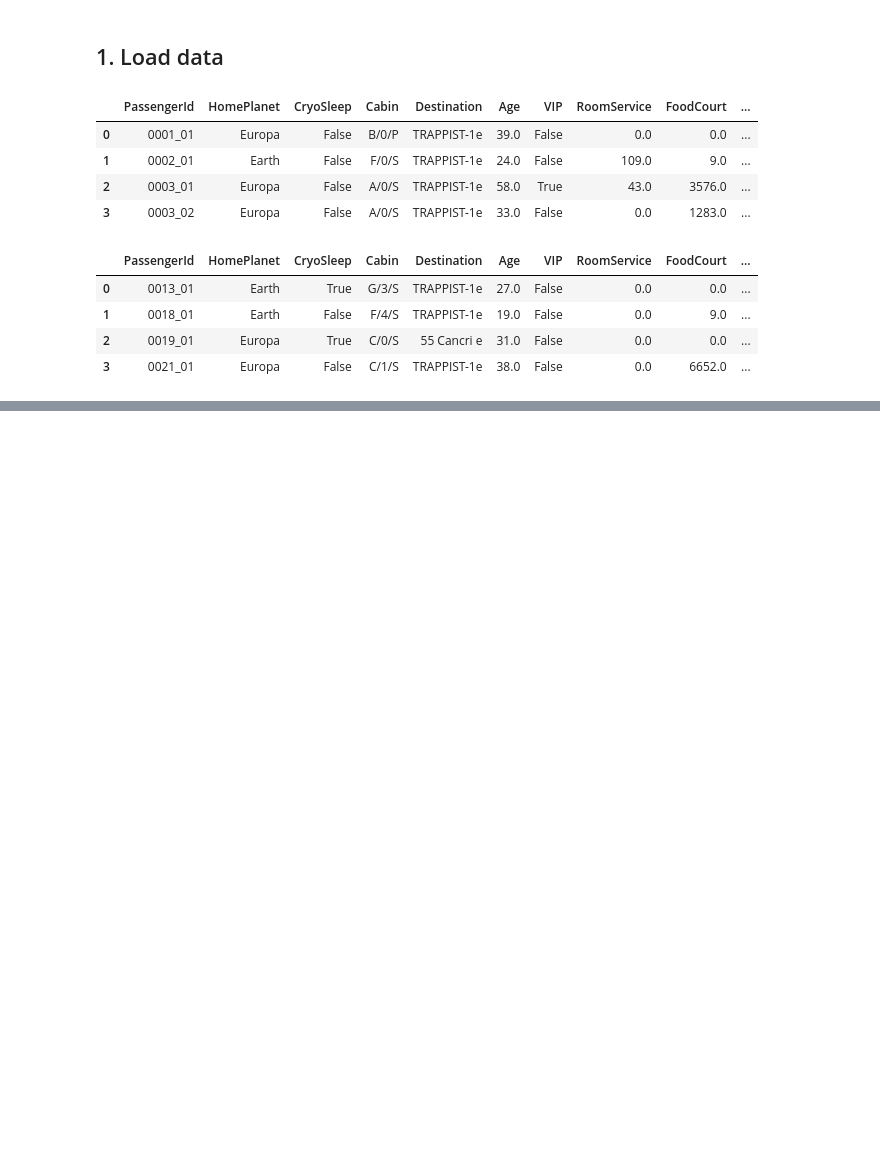
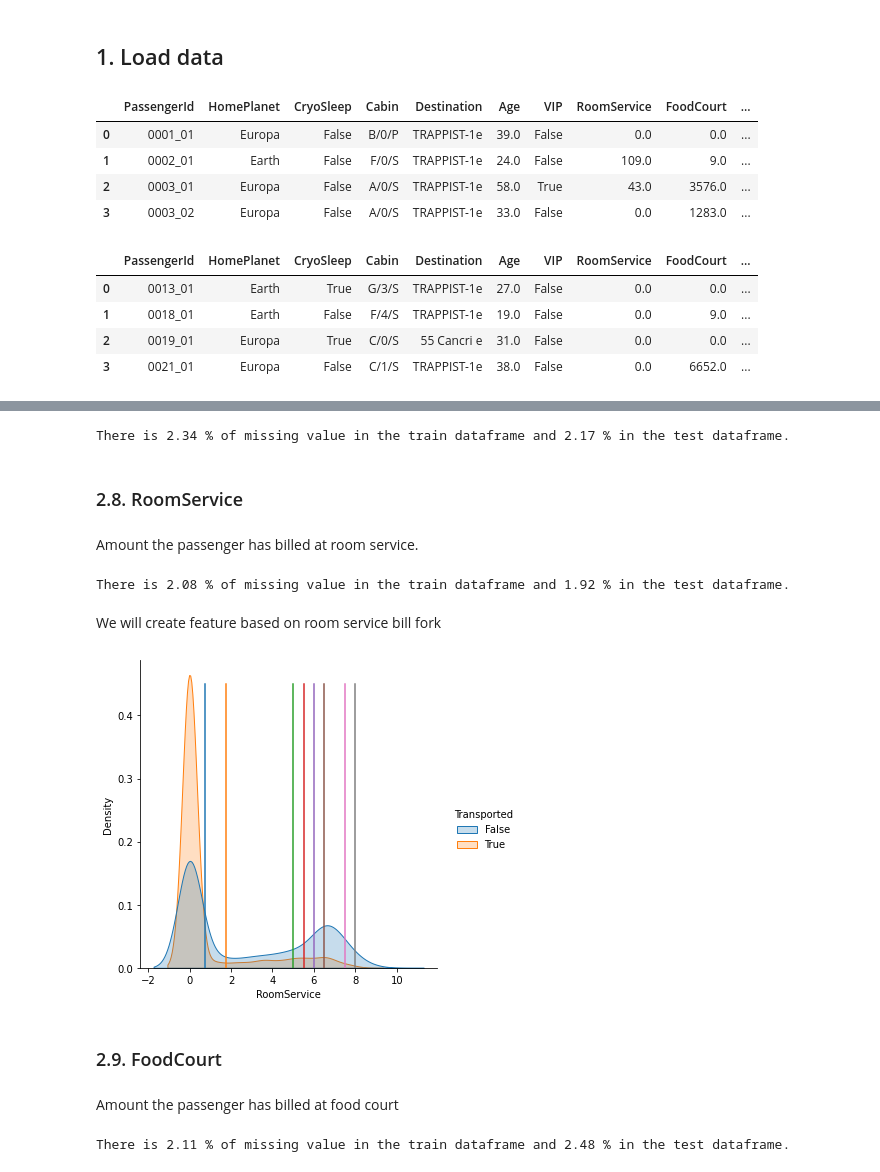
Before and after one commit to Kevin-Guyard/Titanic_Spaceship, a Jupyter notebook: Notebook.ipynb, the cells around one changed output, grey strips where cells are left out. Drawn from its saved outputs; the diff is of its cells as text; code cells hidden in the pictures; blank space fills up the shorter version.

```diff
--- a/Notebook.ipynb
+++ b/Notebook.ipynb
@@ -46,0 +163,16 @@ There is 4277 rows and 13 columns in the test dataframe
+# %%
+def complete_missing_home_planet_using_deck(row):
+    if pd.notna(row.HomePlanet):
+        home_planet = row.HomePlanet
+    elif pd.isna(row.Cabin):
+        home_planet = row.HomePlanet
+    elif row.Cabin.split('/')[0] in ['A', 'B', 'C', 'T']:
+        home_planet = 'Europa'
+    elif row.Cabin.split('/')[0] in ['G']:
+        home_planet = 'Earth'
+    else:
+        home_planet = row.HomePlanet
+    return home_planet
+
+df_train.HomePlanet = df_train.apply(complete_missing_home_planet_using_deck, axis=1)
+df_test.HomePlanet = df_test.apply(complete_missing_home_planet_using_deck, axis=1)
@@ -46,0 +195,10 @@ There is 4277 rows and 13 columns in the test dataframe
+# %%
+df_train["CabinDeck"] = df_train.Cabin.apply(lambda cabin: cabin.split('/')[0] if pd.notna(cabin) else cabin)
+df_train["CabinNum"] = df_train.Cabin.apply(lambda cabin: cabin.split('/')[1] if pd.notna(cabin) else cabin)
+df_train["CabinSide"] = df_train.Cabin.apply(lambda cabin: cabin.split('/')[2] if pd.notna(cabin) else cabin)
+df_train["HasACabin"] = df_train.Cabin.apply(lambda cabin: True if pd.notna(cabin) else False)
+
+df_test["CabinDeck"] = df_test.Cabin.apply(lambda cabin: cabin.split('/')[0] if pd.notna(cabin) else cabin)
+df_test["CabinNum"] = df_test.Cabin.apply(lambda cabin: cabin.split('/')[1] if pd.notna(cabin) else cabin)
+df_test["CabinSide"] = df_test.Cabin.apply(lambda cabin: cabin.split('/')[2] if pd.notna(cabin) else cabin)
+df_test["HasACabin"] = df_test.Cabin.apply(lambda cabin: True if pd.notna(cabin) else False)
@@ -46,0 +259,4 @@ There is 4277 rows and 13 columns in the test dataframe
+# %%
+mean_age = pd.concat([df_train, df_test]).Age.mean()
+df_train.Age = df_train.Age.fillna(mean_age)
+df_test.Age = df_test.Age.fillna(mean_age)
@@ -46,0 +267,32 @@ There is 4277 rows and 13 columns in the test dataframe
+# %%
+print("There is {train_na:.2f} % of missing value in the train dataframe and {test_na:.2f} % in the test dataframe."
+      .format(train_na=df_train.VIP.isna().mean() * 100.0, test_na=df_test.VIP.isna().mean() * 100.0))
+# %% [output]
+There is 2.34 % of missing value in the train dataframe and 2.17 % in the test dataframe.
+# %% [markdown]
+### 2.8. RoomService
+# %% [markdown]
+Amount the passenger has billed at room service.
+# %%
+print("There is {train_na:.2f} % of missing value in the train dataframe and {test_na:.2f} % in the test dataframe."
+      .format(train_na=df_train.RoomService.isna().mean() * 100.0, test_na=df_test.RoomService.isna().mean() * 100.0))
+# %% [output]
+There is 2.08 % of missing value in the train dataframe and 1.92 % in the test dataframe.
+# %% [markdown]
+We will create feature based on room service bill fork
+# %%
+df = df_train.copy(deep=False)
+df.RoomService = df.RoomService.apply(lambda x: np.log(x+1))
+
+sns.displot(df, x="RoomService", hue="Transported", kind="kde", fill=True)
+plt.plot([0.75, 0.75], [0, 0.45])
+plt.plot([1.75, 1.75], [0, 0.45])
+plt.plot([5, 5], [0, 0.45])
+plt.plot([5.5, 5.5], [0, 0.45])
+plt.plot([6, 6], [0, 0.45])
+plt.plot([6.5, 6.5], [0, 0.45])
+plt.plot([7.5, 7.5], [0, 0.45])
+plt.plot([8, 8], [0, 0.45])
+plt.show()
+# %% [output]
+[figure, added]
@@ -46,0 +322,9 @@ There is 4277 rows and 13 columns in the test dataframe
+# %% [markdown]
+### 2.9. FoodCourt
+# %% [markdown]
+Amount the passenger has billed at food court
+# %%
+print("There is {train_na:.2f} % of missing value in the train dataframe and {test_na:.2f} % in the test dataframe."
+      .format(train_na=df_train.FoodCourt.isna().mean() * 100.0, test_na=df_test.FoodCourt.isna().mean() * 100.0))
+# %% [output]
+There is 2.11 % of missing value in the train dataframe and 2.48 % in the test dataframe.
```
Also changed, not shown: parts of 75 cells of this notebook.
